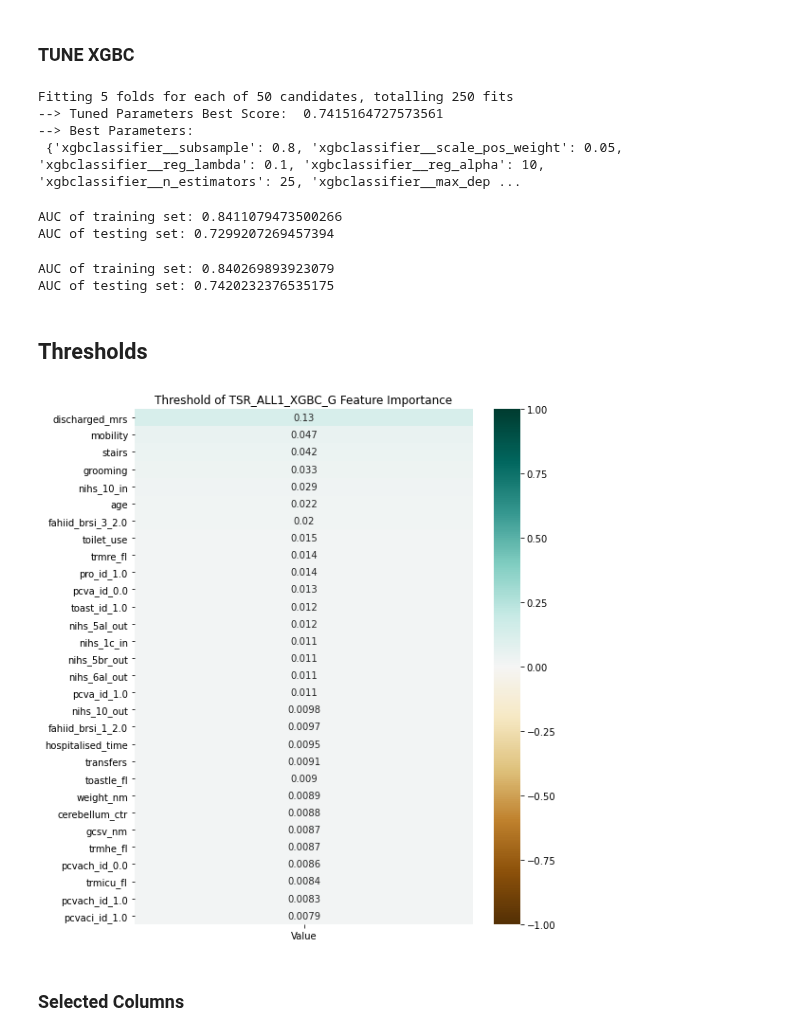
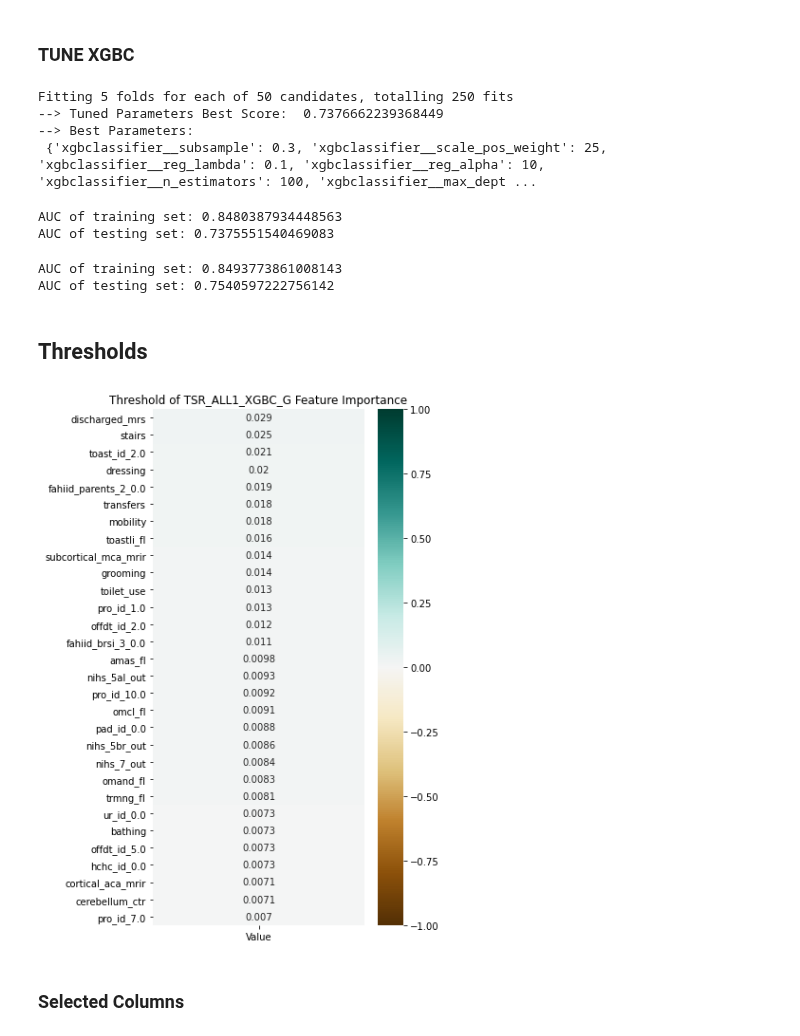
Before and after one commit to sn987532159/TSR_ML, a Jupyter notebook: result/TSR_ALL/BackUp1.ipynb, the cells around one changed output. Saved outputs shown, nothing was run; the diff lists cells and outputs as text; code cells hidden in the pictures.

```diff
--- a/result/TSR_ALL/BackUp1.ipynb
+++ b/result/TSR_ALL/BackUp1.ipynb
@@ -16,7 +16,7 @@ import seaborn as sns
 # %% [markdown]
 # Import datasets
 # %%
-csv_path = os.path.join("..", "..", "data","LINKED_DATA", "TSR_ALL", "TSR_ALL1", "TSR_ALL1_MICE1.csv")
+csv_path = os.path.join("..", "..", "data","LINKED_DATA", "TSR_ALL", "TSR_ALL1", "TSR_ALL1_MICE2.csv")
 tsr_all1_df = pd.read_csv(csv_path)
 tsr_all1_df.shape
 # %% [output]
@@ -419,9 +418,9 @@ print("--> Tuned Parameters Best Score: ", xgbcG_rsCV.best_score_)
 print("--> Best Parameters: \n", xgbcG_rsCV.best_params_)
 # %% [output]
 Fitting 5 folds for each of 50 candidates, totalling 250 fits
---> Tuned Parameters Best Score:  0.7415164727573561
+--> Tuned Parameters Best Score:  0.7376662239368449
 --> Best Parameters:
- {'xgbclassifier__subsample': 0.8, 'xgbclassifier__scale_pos_weight': 0.05, 'xgbclassifier__reg_lambda': 0.1, 'xgbclassifier__reg_alpha': 10, 'xgbclassifier__n_estimators': 25, 'xgbclassifier__max_dep ...
+ {'xgbclassifier__subsample': 0.3, 'xgbclassifier__scale_pos_weight': 25, 'xgbclassifier__reg_lambda': 0.1, 'xgbclassifier__reg_alpha': 10, 'xgbclassifier__n_estimators': 100, 'xgbclassifier__max_dept ...
 # %%
 G_y_train_pred = xgbcG_rsCV.predict_proba(G_X_train)
 fpr, tpr, thresholds = roc_curve(G_y_train, G_y_train_pred[:, 1])
@@ -433,8 +432,8 @@ fpr, tpr, thresholds = roc_curve(G_y_test, G_y_test_pred[:, 1])
 G_test_auroc_tuned = auc(fpr, tpr)
 print('AUC of testing set:', G_test_auroc_tuned)
 # %% [output]
-AUC of training set: 0.8411079473500266
-AUC of testing set: 0.7299207269457394
+AUC of training set: 0.8480387934448563
+AUC of testing set: 0.7375551540469083
 # %%
 xgbcG_cccv = CalibratedClassifierCV(base_estimator=xgbcG_rsCV.best_estimator_, cv=5)
 xgbcG_ccCV = xgbcG_cccv.fit(G_X_train, G_y_train)
@@ -449,7 +448,7 @@ fpr, tpr, thresholds = roc_curve(G_y_test, G_y_test_pred[:, 1])
 G_test_auroc_cc = auc(fpr, tpr)
 print('AUC of testing set:', G_test_auroc_cc)
 # %% [output]
-AUC of training set: 0.840269893923079
-AUC of testing set: 0.7420232376535175
+AUC of training set: 0.8493773861008143
+AUC of testing set: 0.7540597222756142
 # %% [markdown]
 ## Thresholds
@@ -459,26 +455,27 @@ xgbcG_sigma_plot.to_csv(csv_path)
 # %%
 xgbcG_sigma = xgbcG_rsCV.best_estimator_._final_estimator.feature_importances_
 xgbcG_sigma_df = pd.DataFrame(xgbcG_sigma)
 xgbcG_sigma_df.index = G_x_train_columns
 xgbcG_sigma_df.columns = (["Value"])
 xgbcG_sigma_plot = xgbcG_sigma_df.sort_values(["Value"], ascending=False).head(30)
-xgbcG_sigma_plot.index = (["Discharged mRS", "BI_mobility", "BI_stairs", "BI_grooming", "Admitted NIHSS_10", "Age",
-                           "Siblings having ischemic stroke_2", "BI_toilet_use", "Inhospitalised treatment-rehab",
-                           "Profession_1", "Previous CVA_0", "Ischemic subtype_1", "Discharged NIHSS_5al",
-                           "Admitted NIHSS_1c", "Discharged NIHSS_5br", "Discharged NIHSS_6al", "Previous CVA_1",
-                           "Discharged NIHSS_10", "Siblings having hypertension_2", "Inhospitalised duration",
-                           "BI_transfers", "Large artery atherosclerosis-extra", "Weight", "CT_cerebellum_right",
-                           "GCS-V", "Inhospitalised treatment-heparin", "Previous cerebral hemorrhage_0",
-                           "Inhospitalised treatment-admission to ICU", "Previous cerebral hemorrhage_1",
-                           "Previous cerebral infraction_1"])
+xgbcG_sigma_plot.index = (["Discharged mRS", "BI_stairs", "Ischemic subtype_2", "BI_dressing",
+                           "Parents having diabetes mellitus_0", "BI_transfers", "BI_mobility",
+                           "Large artery atherosclerosis-intra", "MRI_subcortical MCA_right", "BI_grooming",
+                           "BI_toilet_use", "Profession_1", "Destination after discharged_2",
+                           "Siblings having ischemic stroke_0", "Aspirin before admitted", "Discharged NIHSS_5al",
+                           "Profession_10", "Clopidogrel after discharged", "Peripheral arterial disease_0",
+                           "Discharged NIHSS_5br", "Discharged NIHSS_7", "Anti DM drug after discharged",
+                           "Inhospitalised treatment-nasogastric tube", "Uremia_0", "BI_bathing",
+                           "Destination after discharged_5", "Hypercholesterolemia_0", "MRI_cortical ACA_right",
+                           "CT_cerebellum_right", "Profession_7"])
 
 plt.figure(figsize=(5, 10))
 sns.heatmap(xgbcG_sigma_plot, vmin=-1, vmax=1, annot=True, cmap='BrBG')
 plt.title('Threshold of TSR_ALL1_XGBC_G Feature Importance')
 plt.savefig('INFO/TSR_ALL1/xgbcG1_sigma_df.png')
 plt.show()
 # %% [output]
-[figure, old version]
+[figure, new version]
 # %% [markdown]
 ### Selected Columns
 # %%
```
Also changed, not shown: parts of 34 cells of this notebook, 1 other file.
